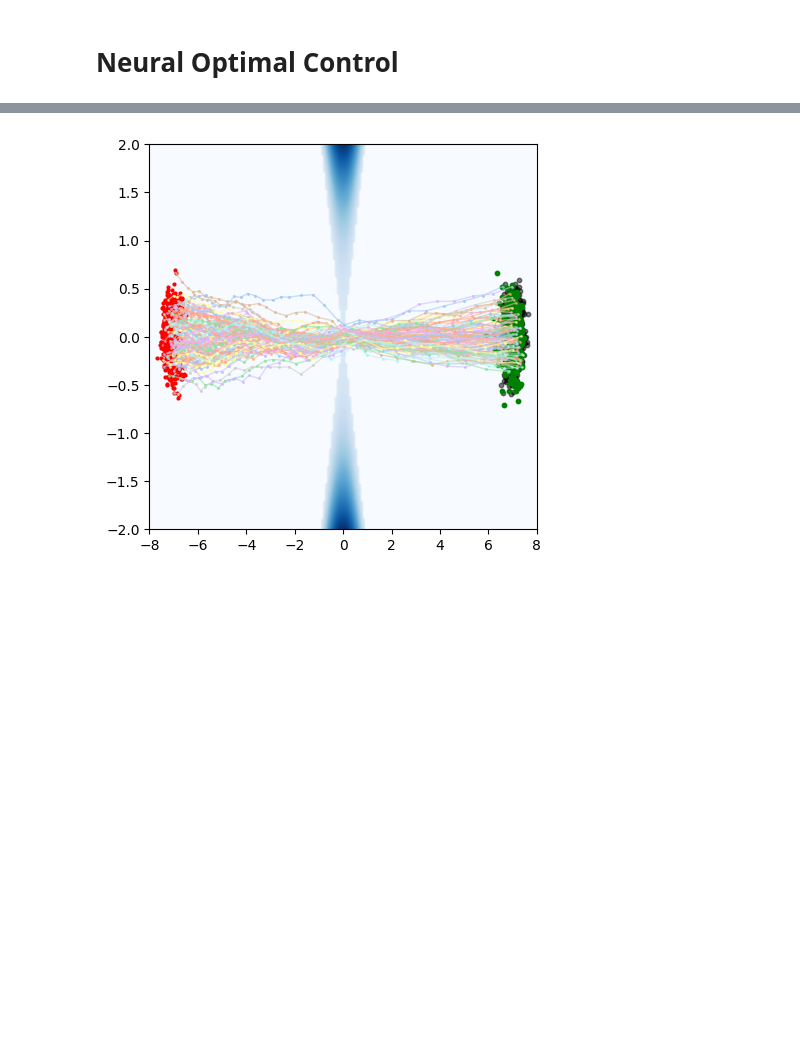
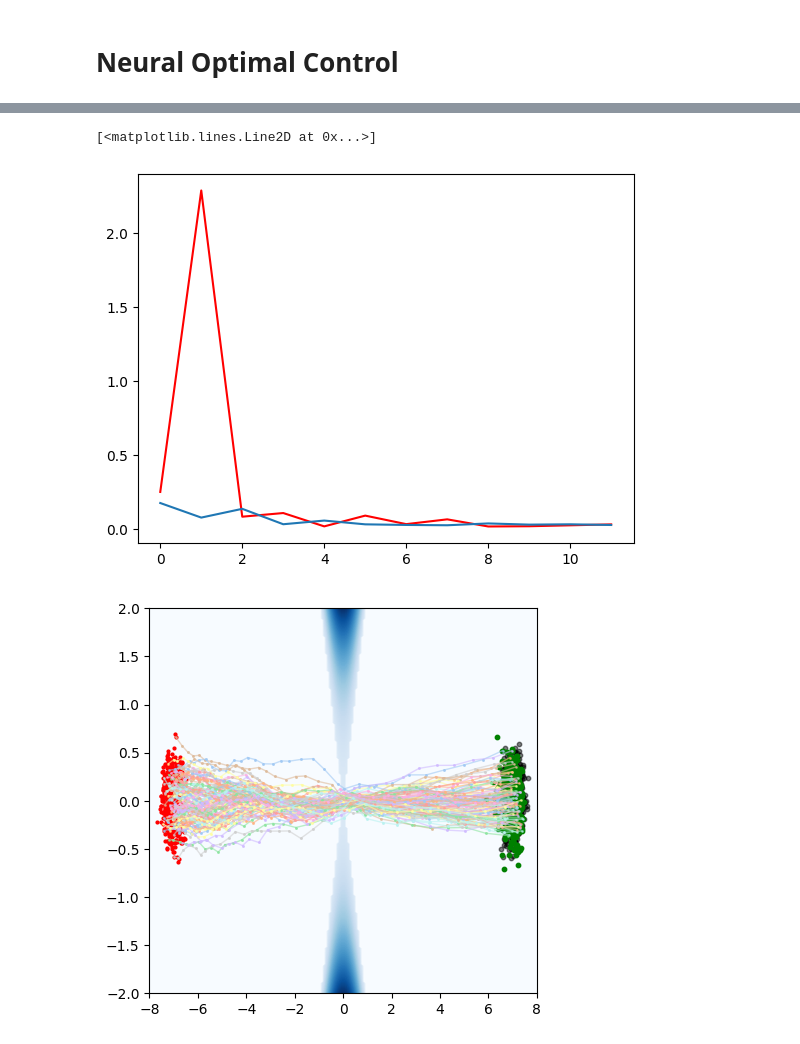
Before and after one commit to skylooop/ott, a Jupyter notebook: docs/tutorials/neural/500_NOCC.ipynb, the cells around one changed output, grey strips where cells are left out. Cells and saved outputs as stored; diff of their text form; code cells hidden in the pictures; blank space fills up the shorter version.

```diff
--- a/docs/tutorials/neural/500_NOCC.ipynb
+++ b/docs/tutorials/neural/500_NOCC.ipynb
@@ -193,0 +198,6 @@ W2+noise 0.020813614
+# %%
+plt.plot(w2_log_bk[2:], c="red")
+plt.plot(w2_log[2:])
+# %% [output]
+[<matplotlib.lines.Line2D at 0x...>]
+[figure, added]
```
Also changed, not shown: parts of 6 cells of this notebook, 3 other files.
